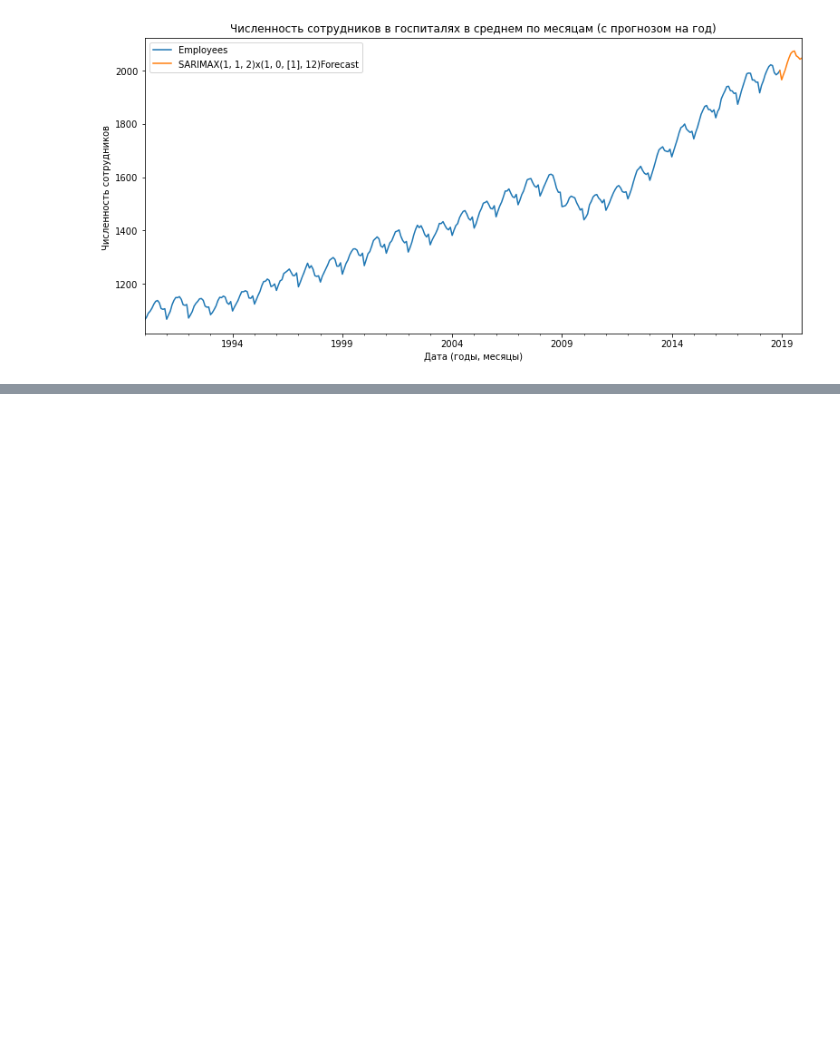
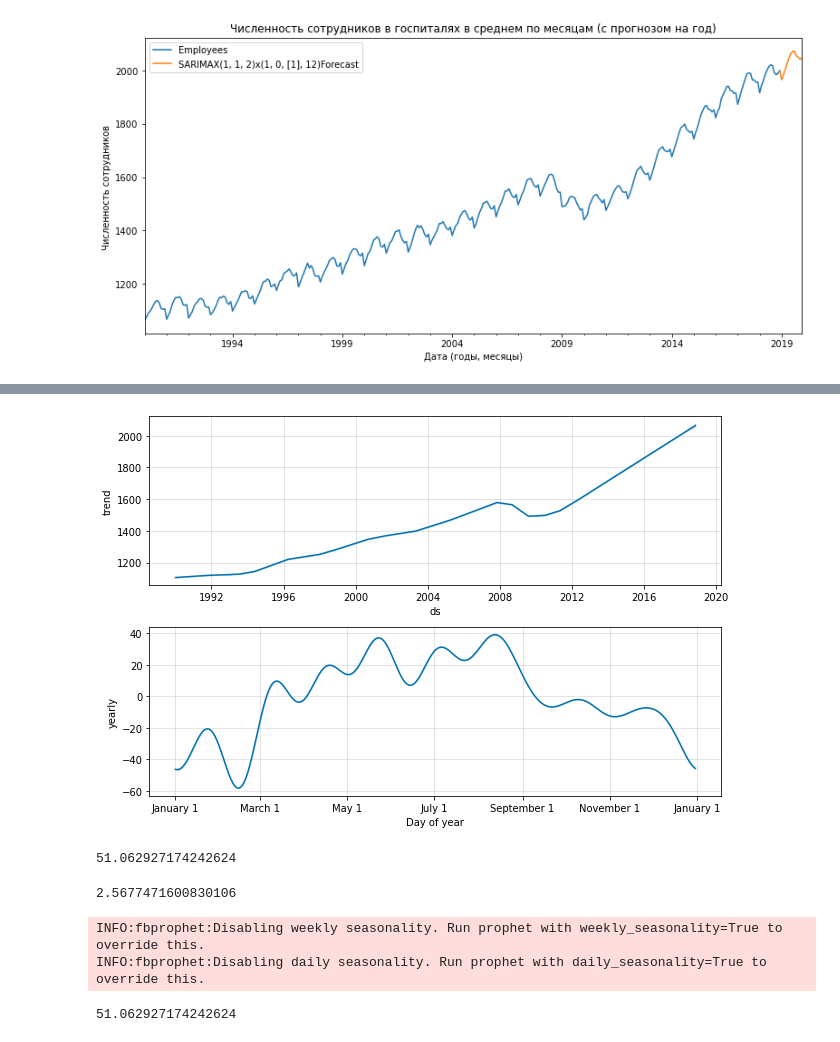
Before and after one commit to anvaan64/innopolis_2, a Jupyter notebook: DZ_Time.ipynb, the cells around one changed output, grey strips where cells are left out. Saved outputs shown, nothing was run; the diff lists cells and outputs as text; code cells hidden in the pictures; blank space fills up the shorter version.

```diff
--- a/DZ_Time.ipynb
+++ b/DZ_Time.ipynb
@@ -253,0 +338,4 @@ ax.autoscale(axis = 'x', tight = True)
+# %%
+model_fb.plot_components(forecast_fb);
+# %% [output]
+[figure, added]
@@ -253,0 +344,9 @@ ax.autoscale(axis = 'x', tight = True)
+# %%
+from sklearn.metrics import mean_absolute_error
+mean_absolute_error(forecast_fb['yhat'].tail(12), test_0['y'])
+# %% [output]
+51.062927174242624
+# %%
+np.mean(np.abs(forecast_fb.tail(12).reset_index()['yhat']-test_0['y'])/test_0['y'])*100
+# %% [output]
+2.5677471600830106
@@ -253,0 +361,11 @@ ax.autoscale(axis = 'x', tight = True)
+# %%
+model_fb1 = Prophet(growth = 'linear', yearly_seasonality = True, seasonality_mode= 'additive' )
+model_fb1.fit(train_0)
+future_date1 = model_fb1.make_future_dataframe(periods = 12, freq ='MS')
+forecast_fb1 = model_fb1.predict(future_date1)
+error_forecast_fb1 = mean_absolute_error(forecast_fb['yhat'].tail(12), test_0['y'])
+error_forecast_fb1
+# %% [output]
+INFO:fbprophet:Disabling weekly seasonality. Run prophet with weekly_seasonality=True to override this.
+INFO:fbprophet:Disabling daily seasonality. Run prophet with daily_seasonality=True to override this.
+51.062927174242624
```
Also changed, not shown: parts of 24 cells of this notebook.
